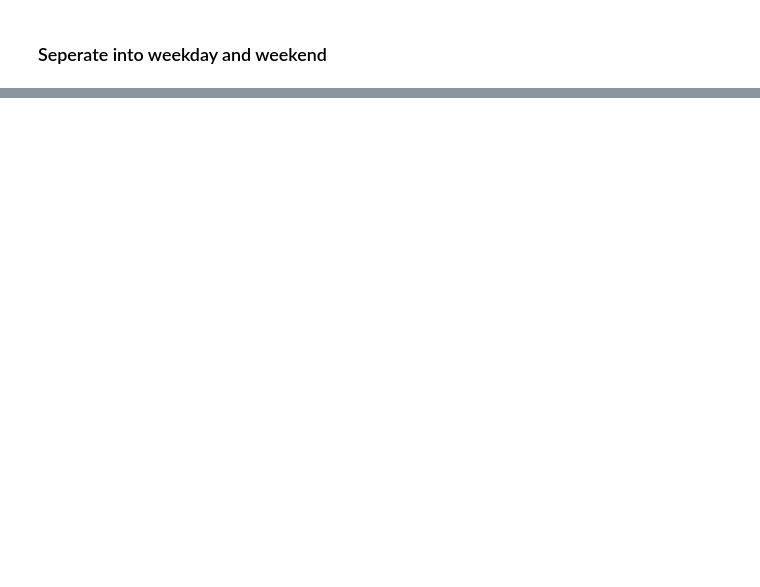
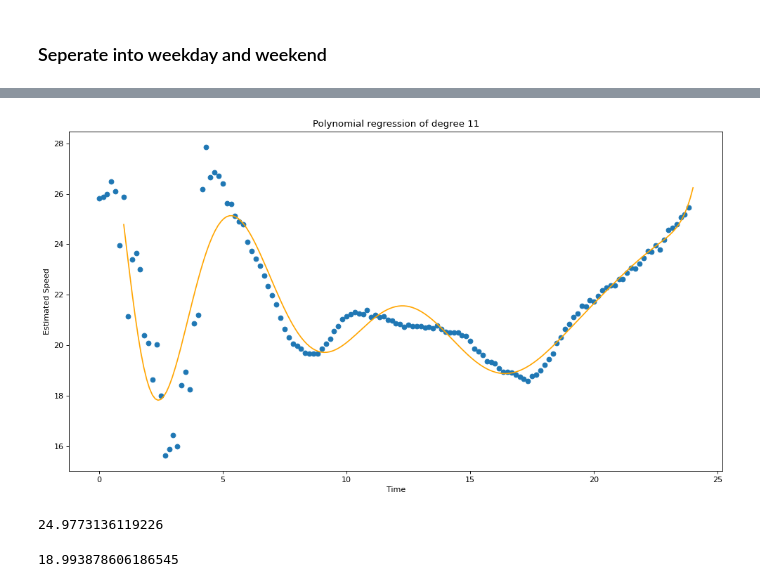
Before and after one commit to JackZihengChen/TE360, a Jupyter notebook: Final Project/Data Project Final.ipynb, the cells around one changed output, grey strips where cells are left out. Drawn from its saved outputs; the diff is of its cells as text; code cells hidden in the pictures; blank space fills up the shorter version.

```diff
--- a/Final Project/Data Project Final.ipynb
+++ b/Final Project/Data Project Final.ipynb
@@ -511,0 +433,21 @@ I will find the number of buildings built in each community area and see whether
+# %%
+mymodel = np.poly1d(np.polyfit(time_list, speed_mean_list, 11))
+myline = np.linspace(1, 24, 200)
+
+plt.figure(figsize=(15, 8), dpi=80)
+plt.scatter(time_list, speed_mean_list)
+plt.plot(myline, mymodel(myline), color="orange")
+plt.title("Polynomial regression of degree 11")
+plt.xlabel("Time")
+plt.ylabel("Estimated Speed")
+plt.show()
+# %% [output]
+[figure, added]
+# %%
+mymodel(5)
+# %% [output]
+24.9773136119226
+# %%
+mymodel(17)
+# %% [output]
+18.993878606186545
```
Also changed, not shown: parts of 80 cells of this notebook, 3 other files.
